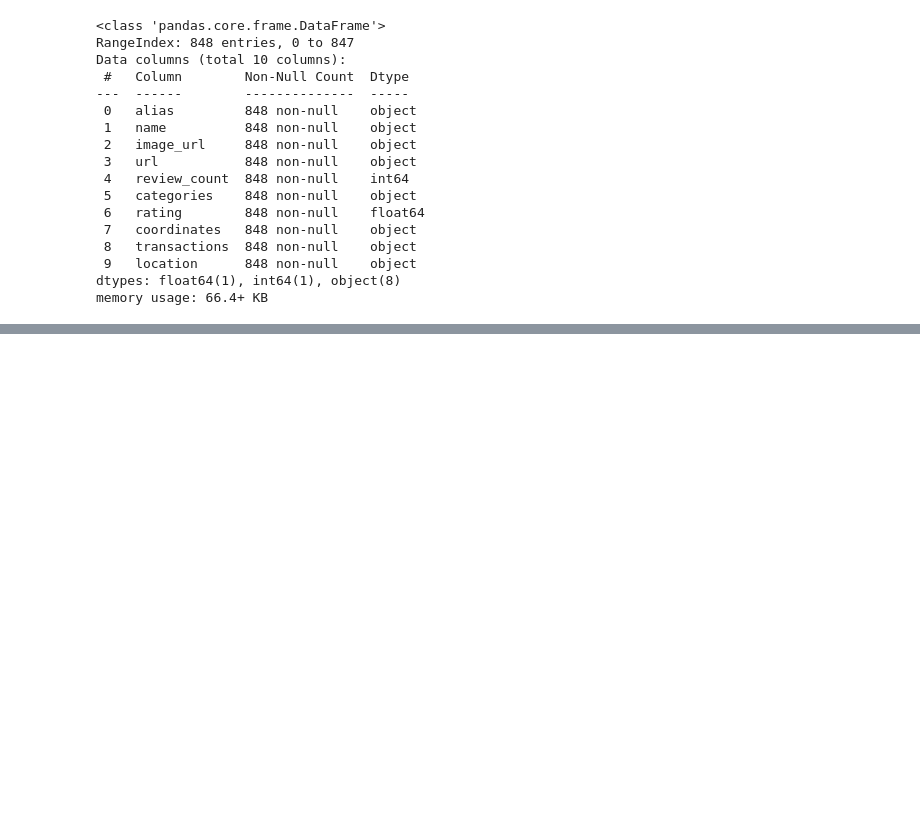
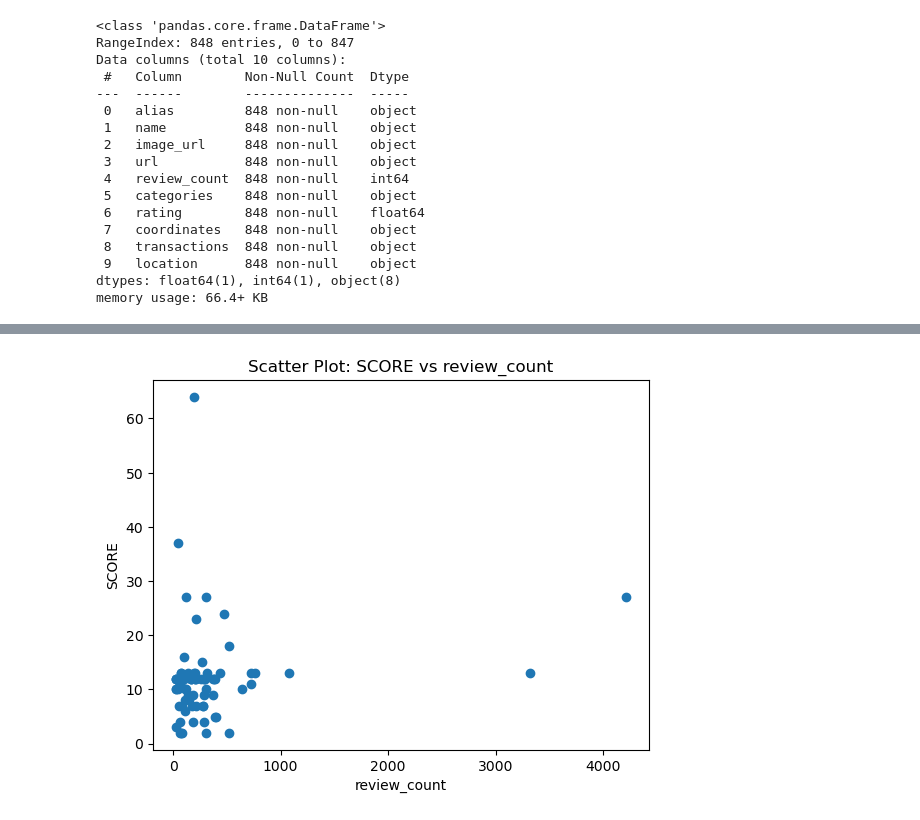
Before and after one commit to Codeguy225/Restaurant-Inspections-Project, a Jupyter notebook: Hypothesis Testing.ipynb, the cells around one changed output, grey strips where cells are left out. Cells and saved outputs as stored; diff of their text form; code cells hidden in the pictures; blank space fills up the shorter version.

```diff
--- a/Hypothesis Testing.ipynb
+++ b/Hypothesis Testing.ipynb
@@ -249,0 +327,8 @@ plt.show()
+# %%
+plt.scatter(mdf_numeric['review_count'], mdf_numeric['SCORE'])
+plt.xlabel('review_count')
+plt.ylabel('SCORE')
+plt.title('Scatter Plot: SCORE vs review_count')
+plt.show()
+# %% [output]
+[figure, added]
```
Also changed, not shown: parts of 32 cells of this notebook, 5 other files.
